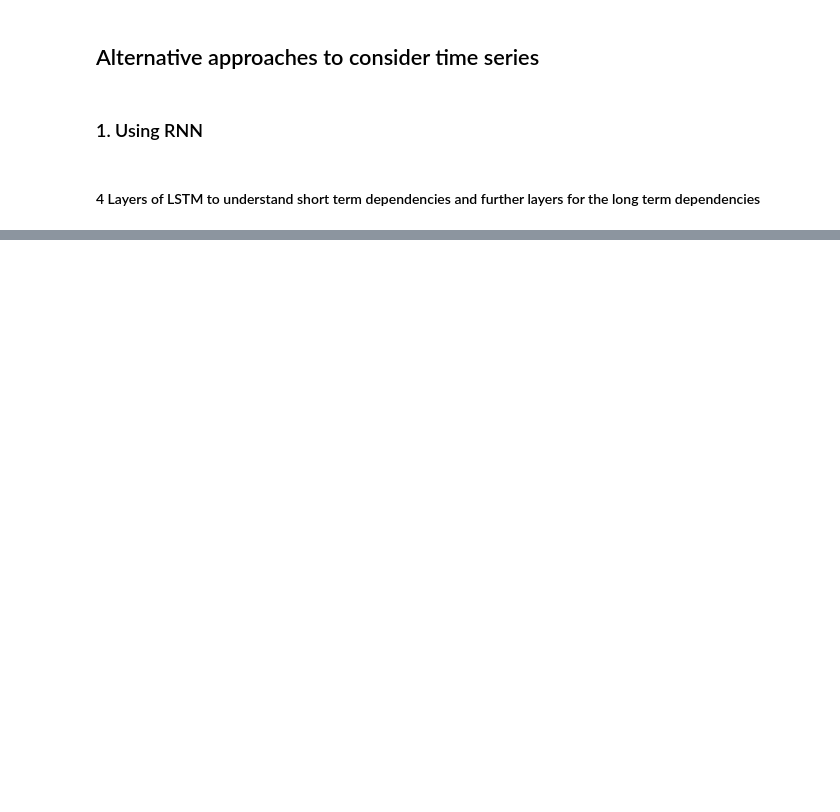
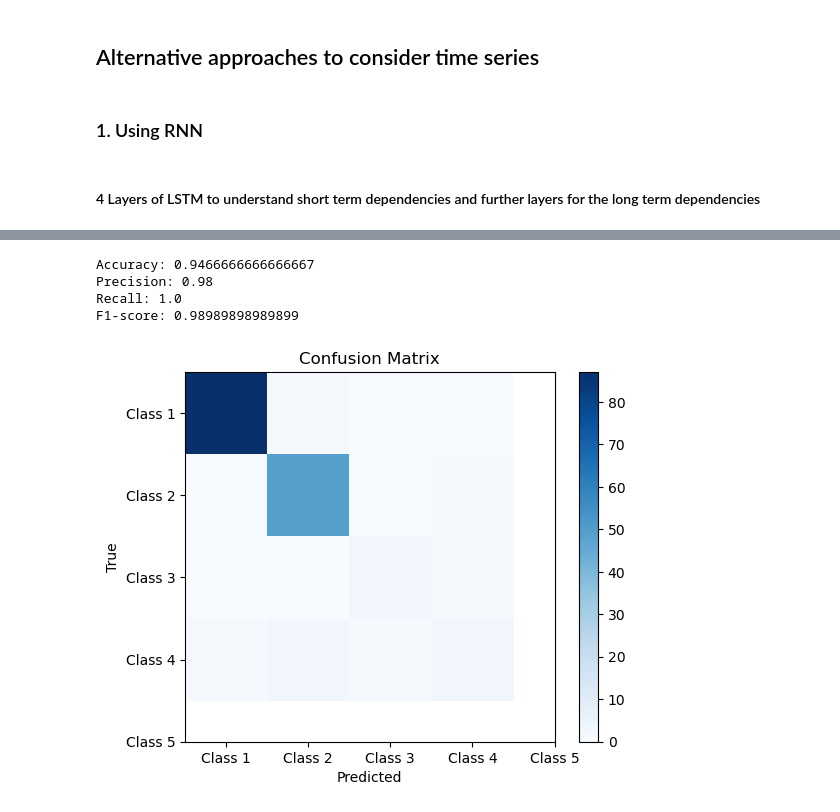
Before and after one commit to vsg-vsg/Time-Series-Data-Dimension-Reduction, a Jupyter notebook: ECG5000-2.ipynb, the cells around one changed output, grey strips where cells are left out. Drawn from its saved outputs; the diff is of its cells as text; code cells hidden in the pictures; blank space fills up the shorter version.

Commit message:
Prediction, loss calculation, and confusion matrix

```diff
--- a/ECG5000-2.ipynb
+++ b/ECG5000-2.ipynb
@@ -198,24 +205,24 @@ import keras.layers as kerasLayers
 # %%
-regressor = Sequential()
+model = Sequential()
 # %% [markdown]
 #### 4 Layers of LSTM to understand short term dependencies and further layers for the long term dependencies
 # %%
-regressor.add(kerasLayers.LSTM(units = 50, return_sequences = True, input_shape = (X_train.shape[1], 1)))
-regressor.add(kerasLayers.Dropout(0.2))
+model.add(kerasLayers.LSTM(units = 50, return_sequences = True, input_shape = (X_train.shape[1], 1)))
+model.add(kerasLayers.Dropout(0.2))
 
-regressor.add(kerasLayers.LSTM(units = 50, return_sequences = True))
-regressor.add(kerasLayers.Dropout(0.2))
+model.add(kerasLayers.LSTM(units = 50, return_sequences = True))
+model.add(kerasLayers.Dropout(0.2))
 
-regressor.add(kerasLayers.LSTM(units = 50, return_sequences = True))
-regressor.add(kerasLayers.Dropout(0.2))
+model.add(kerasLayers.LSTM(units = 50, return_sequences = True))
+model.add(kerasLayers.Dropout(0.2))
 
-regressor.add(kerasLayers.LSTM(units = 50))
-regressor.add(kerasLayers.Dropout(0.2))
+model.add(kerasLayers.LSTM(units = 50))
+model.add(kerasLayers.Dropout(0.2))
 
-regressor.add(kerasLayers.Dense(units = 5, activation='softmax'))
+model.add(kerasLayers.Dense(units = 5, activation='softmax'))
 
-regressor.compile(optimizer = 'adam', loss = 'sparse_categorical_crossentropy')
+model.compile(optimizer = 'adam', loss = 'sparse_categorical_crossentropy')
 
-regressor.fit(X_train_sc_processed, y_train, epochs = 100, batch_size = 32)
+model.fit(X_train, y_train, epochs = 100, batch_size = 32)
 # %% [output]
 Epoch 1/100
@@ -238,4 +245,4 @@ Epoch 100/100
 <keras.callbacks.History at 0x...>
 # %%
-y_predicted = regressor.predict(X_test_sc_processed)
+y_predicted = model.predict(X_test)
 # %% [output]
@@ -252,0 +270,3 @@ y_predicted, y_it_predicted
+# %%
+y_predicted = np.argmax(y_predicted, axis=1)
+y_predicted
@@ -252,0 +281,46 @@ y_predicted, y_it_predicted
+# %%
+# Calculate accuracy
+accuracy = np.mean(y_predicted == y_test)
+
+# Calculate true positives, false positives, true negatives, false negatives
+tp = np.sum((y_predicted == 1) & (y_test == 1))
+fp = np.sum((y_predicted == 1) & (y_test == 0))
+tn = np.sum((y_predicted == 0) & (y_test == 0))
+fn = np.sum((y_predicted == 0) & (y_test == 1))
+
+# Calculate precision
+precision = tp / (tp + fp)
+
+# Calculate recall
+recall = tp / (tp + fn)
+
+# Calculate F1-score
+f1_score = 2 * (precision * recall) / (precision + recall)
+
+# Print the calculated metrics
+print("Accuracy:", accuracy)
+print("Precision:", precision)
+print("Recall:", recall)
+print("F1-score:", f1_score)
+# %% [output]
+Accuracy: 0.9466666666666667
+Precision: 0.98
+Recall: 1.0
+F1-score: 0.98989898989899
+# %%
+from sklearn.metrics import confusion_matrix
+
+# Calculate the confusion matrix
+cm = confusion_matrix(y_test, y_predicted)
+
+# Plot the confusion matrix as a heatmap
+plt.imshow(cm, interpolation='nearest', cmap=plt.cm.Blues)
+plt.colorbar()
+plt.xlabel('Predicted')
+plt.ylabel('True')
+plt.xticks(np.arange(5), ['Class 1', 'Class 2', 'Class 3', 'Class 4', 'Class 5'])
+plt.yticks(np.arange(5), ['Class 1', 'Class 2', 'Class 3', 'Class 4', 'Class 5'])
+plt.title('Confusion Matrix')
+plt.show()
+# %% [output]
+[figure, added]
```
Also changed, not shown: parts of 13 cells of this notebook, 2 other files.
